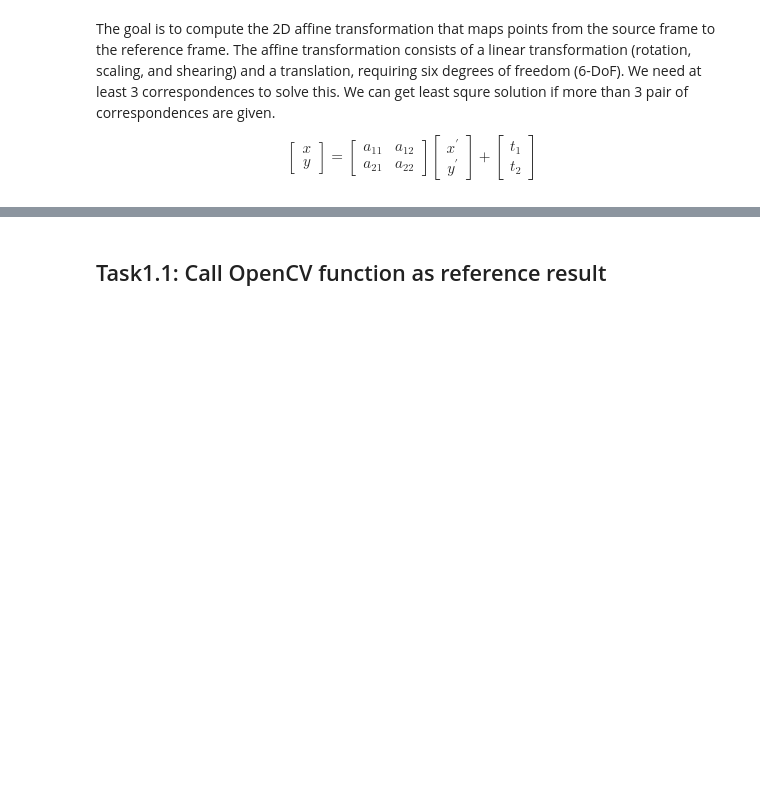
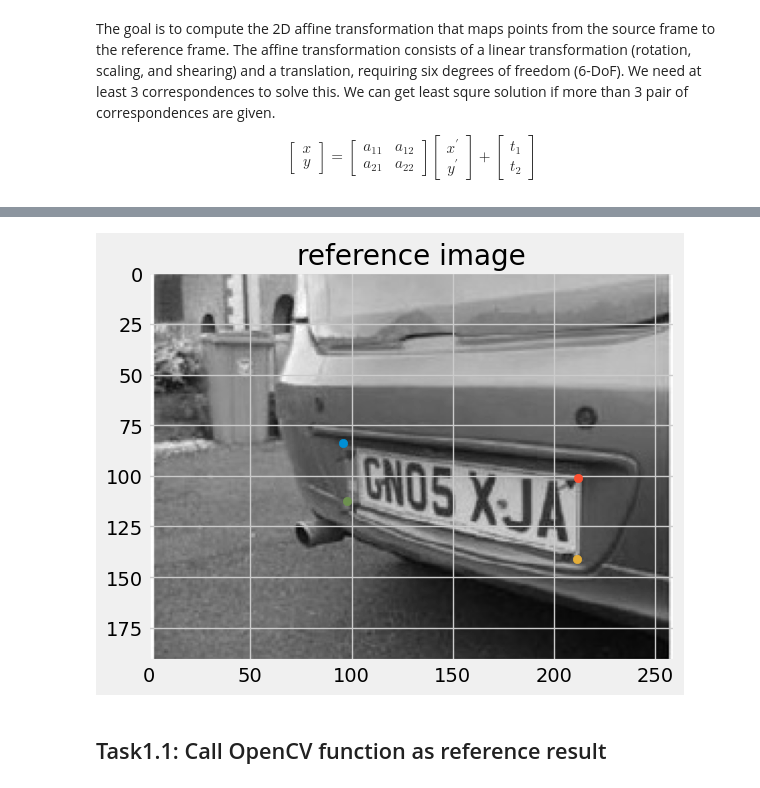
Before and after one commit to ethandsz/comp0241_24, a Jupyter notebook: labs/Lab3.ipynb, the cells around one changed output, grey strips where cells are left out. Drawn from its saved outputs; the diff is of its cells as text; code cells hidden in the pictures; blank space fills up the shorter version.

```diff
--- a/labs/Lab3.ipynb
+++ b/labs/Lab3.ipynb
@@ -78,3 +90,15 @@ X = np.concatenate([X, np.ones((1, 4))], axis=0)  # [3, N]
+# %%
+plt.figure()
+plt.title("reference image")
+for tag in tag_pts:
+    plt.scatter(tag[0], tag[1])
+plt.imshow(tag_img, 'gray')
+# JINGWEN: I can't run this...
+# Locate points of the documents or object which you want to transform into
+# ref_pts = plt.ginput(4)
+plt.show()
+# %% [output]
+[figure, added]
 # %% [markdown]
 ## Task1.1: Call OpenCV function as reference result
 # %%
```
Also changed, not shown: parts of 5 cells of this notebook.
